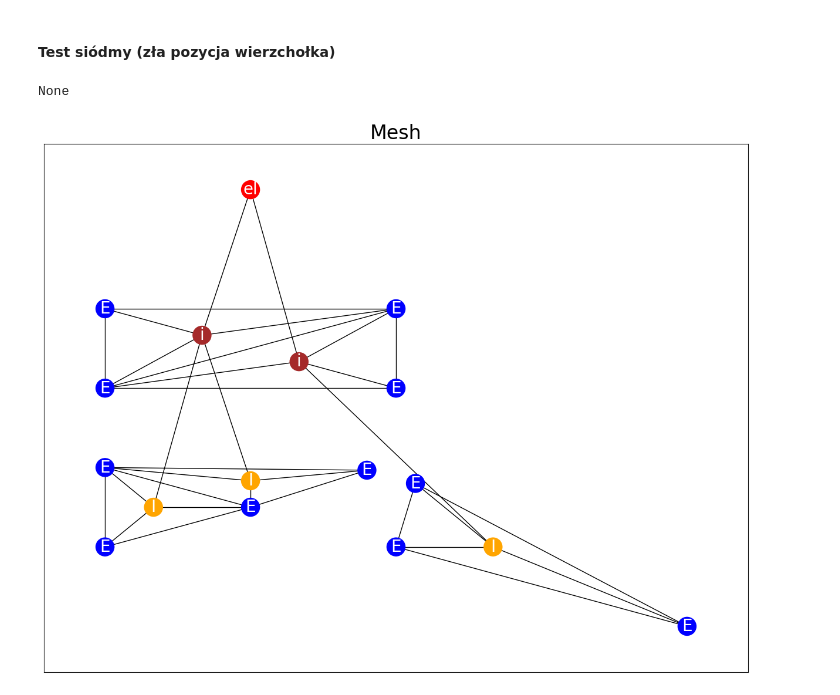
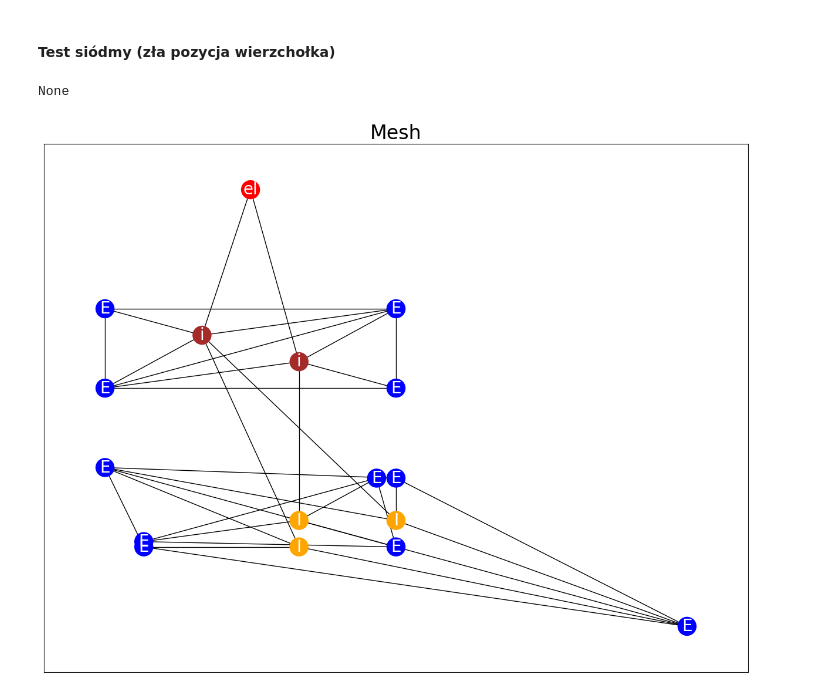
Before and after one commit to GGProjectWed1820/GGProject, a Jupyter notebook: examples/prod10.ipynb, the cells around one changed output. Cells and saved outputs as stored; diff of their text form; code cells hidden in the pictures.

Commit message:
Fixed visualtizaiton for prod 10

```diff
--- a/examples/prod10.ipynb
+++ b/examples/prod10.ipynb
@@ -644,20 +644,21 @@ None
 # %%
 graph = graph_for_p10()
 old = VertexParams(**graph.nodes[13])
 
 graph.add_nodes_from([
         (
-            13,
+            10,
             dataclasses.asdict(
                 dataclasses.replace(
                     old, position=(2, 2)
                 )
             ),
         )
     ])
+
 subgraph = Production10.find_isomorphic_to_left_side(graph)
 print(subgraph)
 draw(graph, figsize=(12, 9))
 # %% [output]
 None
-[figure, old version]
+[figure, new version]
```
